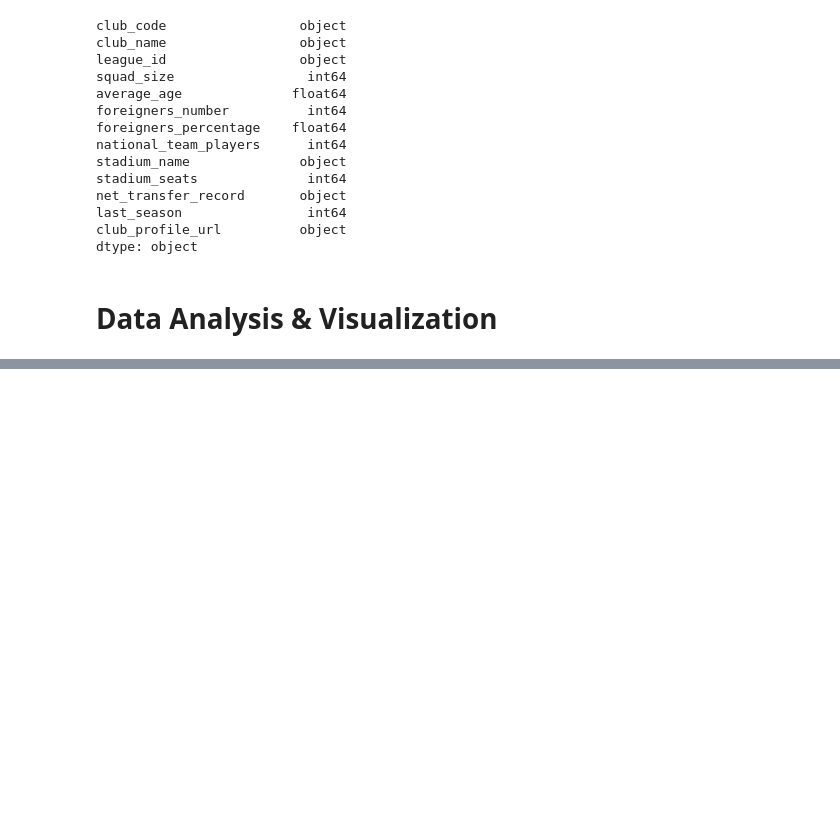
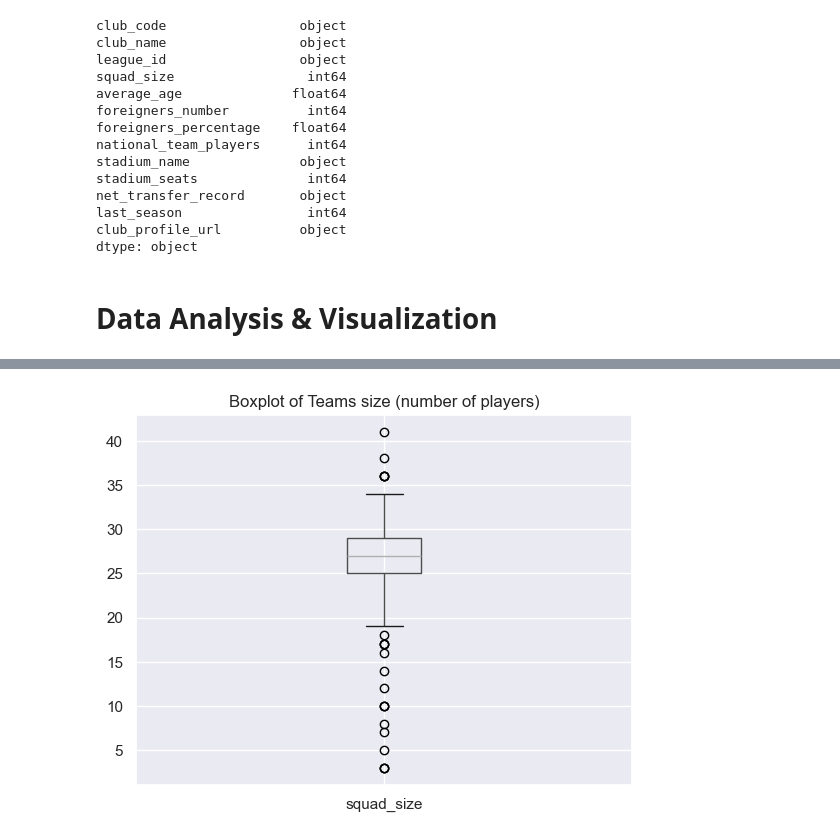
Before and after one commit to RiccardoPili/Football-Data-Analysis, a Jupyter notebook: clubs.ipynb, the cells around one changed output, grey strips where cells are left out. Saved outputs shown, nothing was run; the diff lists cells and outputs as text; code cells hidden in the pictures; blank space fills up the shorter version.

Commit message:
data analysis of clubs csv

```diff
--- a/clubs.ipynb
+++ b/clubs.ipynb
@@ -99,12 +123,6 @@ dtype: int64
 # %%
 # removing columns that have only NA values (total_market_value, coach_name)
-clubs_df = clubs_df[
-    ['club_code', 'club_name', 'league_id',
-       'squad_size', 'average_age', 'foreigners_number',
-       'foreigners_percentage', 'national_team_players', 'stadium_name',
-       'stadium_seats', 'net_transfer_record', 'last_season',
-       'club_profile_url']
-]
+clubs_df = clubs_df.drop(['total_market_value', 'coach_name'], axis=1)
 
 # setting NA values of average_age to a medium value
 clubs_df.loc[clubs_df['average_age'].isna(), 'average_age'] = clubs_df['average_age'].mean()
@@ -176,3 +194,21 @@ club_profile_url          object
 dtype: object
 # %% [markdown]
 # Data Analysis & Visualization
+# %%
+#making a dataframe subset and reordering columns
+
+clubs_df = clubs_df[[
+    #'club_code',
+     'club_name',
+     'league_id',
+     'squad_size',
+     'average_age',
+     'foreigners_number',
+     'foreigners_percentage',
+     'national_team_players',
+     'stadium_name',
+     'stadium_seats',
+     'net_transfer_record',
+     'last_season',
+    #'club_profile_url']
+]]
@@ -178,0 +230,7 @@ dtype: object
+# %%
+# check for squad size outliers
+ax = clubs_df.boxplot(column='squad_size')
+ax.set_title('Boxplot of Teams size (number of players)')
+plt.show()
+# %% [output]
+[figure, added]
```
Also changed, not shown: parts of 17 cells of this notebook, 1 other file.
